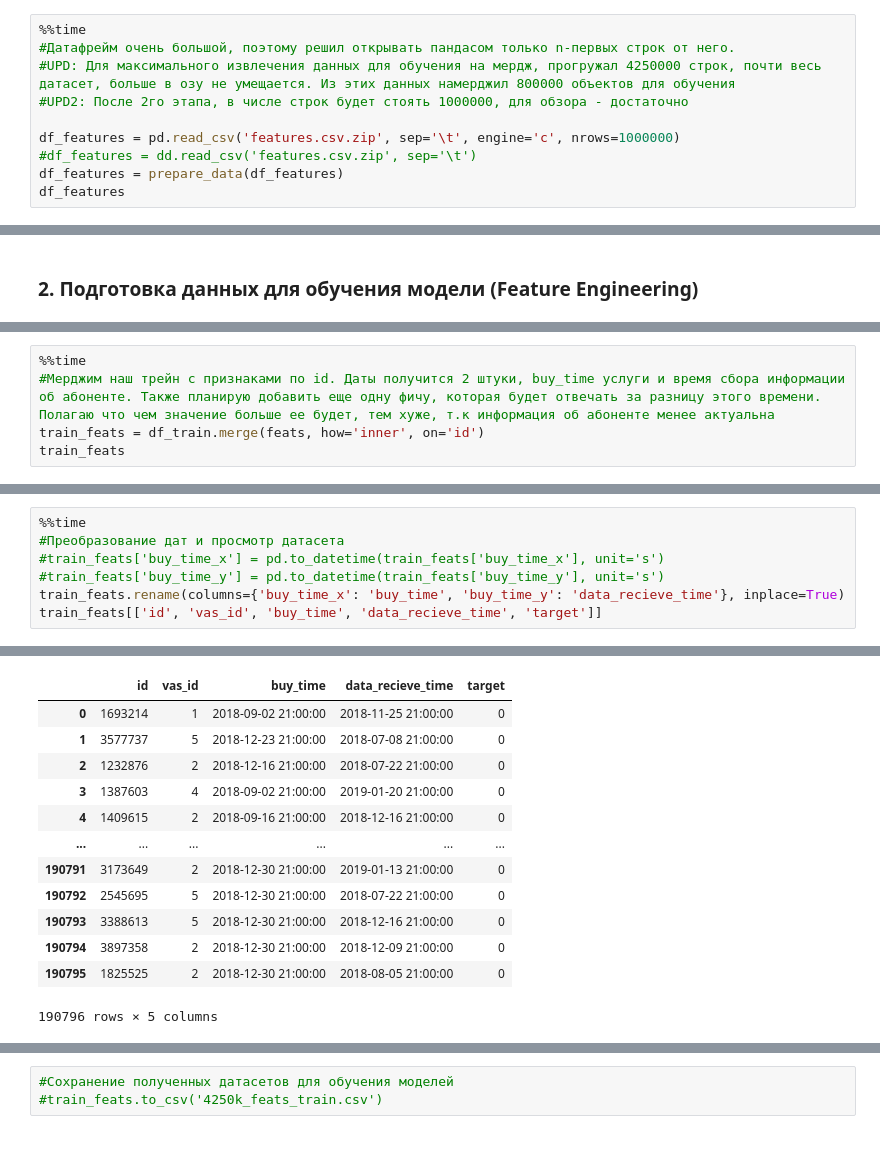
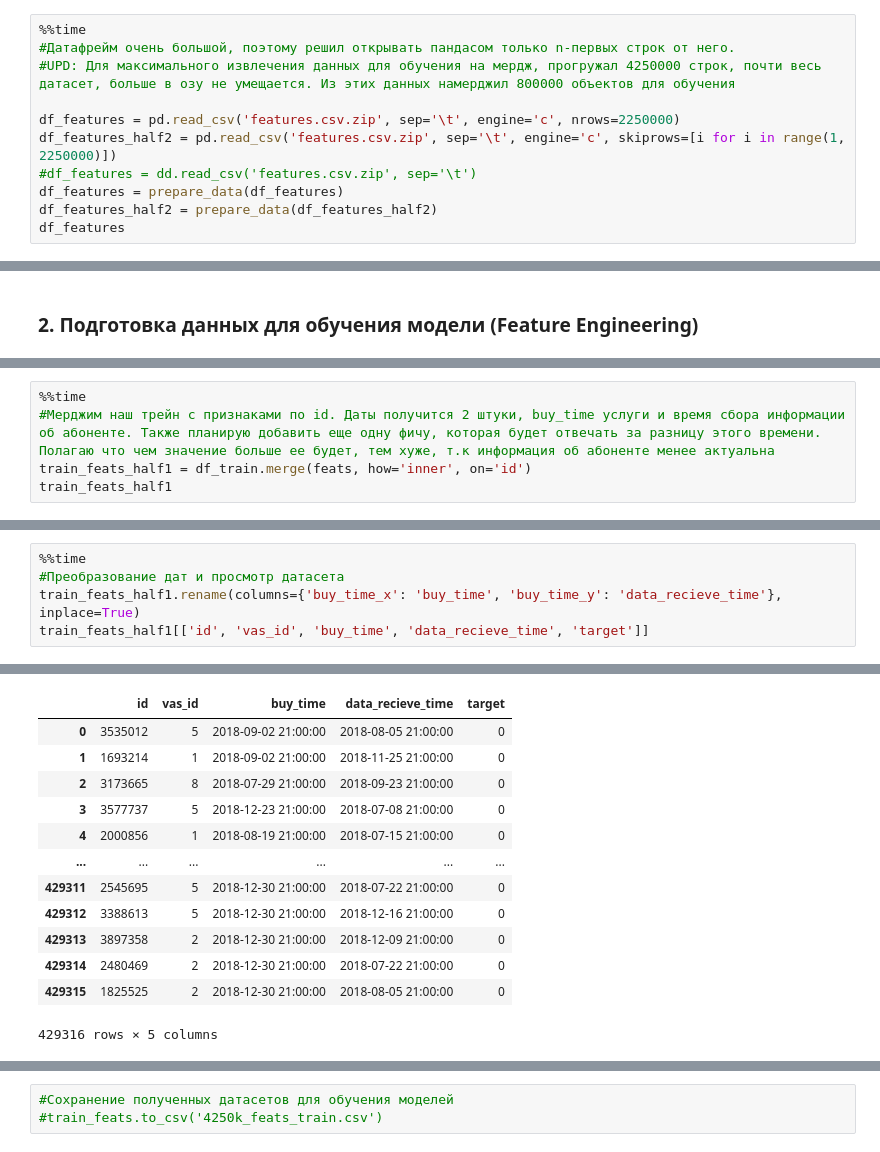
Before and after one commit to NickHlzv/CourseProj, a Jupyter notebook: course_proj.ipynb, the cells around one changed output, grey strips where cells are left out. Cells and saved outputs as stored; diff of their text form.

```diff
--- a/course_proj.ipynb
+++ b/course_proj.ipynb
@@ -67,10 +66,11 @@ df_test
 %%time
 #Датафрейм очень большой, поэтому решил открывать пандасом только n-первых строк от него.
 #UPD: Для максимального извлечения данных для обучения на мердж, прогружал 4250000 строк, почти весь датасет, больше в озу не умещается. Из этих данных намерджил 800000 объектов для обучения
-#UPD2: После 2го этапа, в числе строк будет стоять 1000000, для обзора - достаточно
 
-df_features = pd.read_csv('features.csv.zip', sep='\t', engine='c', nrows=1000000)
+df_features = pd.read_csv('features.csv.zip', sep='\t', engine='c', nrows=2250000)
+df_features_half2 = pd.read_csv('features.csv.zip', sep='\t', engine='c', skiprows=[i for i in range(1, 2250000)])
 #df_features = dd.read_csv('features.csv.zip', sep='\t')
 df_features = prepare_data(df_features)
+df_features_half2 = prepare_data(df_features_half2)
 df_features
 # %% [output]
@@ -371,6 +371,6 @@ feats
 # %%
 %%time
 #Мерджим наш трейн с признаками по id. Даты получится 2 штуки, buy_time услуги и время сбора информации об абоненте. Также планирую добавить еще одну фичу, которая будет отвечать за разницу этого времени. Полагаю что чем значение больше ее будет, тем хуже, т.к информация об абоненте менее актуальна
-train_feats = df_train.merge(feats, how='inner', on='id')
-train_feats
+train_feats_half1 = df_train.merge(feats, how='inner', on='id')
+train_feats_half1
 # %% [output]
@@ -392,8 +392,6 @@ Wall time: 2.9 s
 # %%
 %%time
 #Преобразование дат и просмотр датасета
-#train_feats['buy_time_x'] = pd.to_datetime(train_feats['buy_time_x'], unit='s')
-#train_feats['buy_time_y'] = pd.to_datetime(train_feats['buy_time_y'], unit='s')
-train_feats.rename(columns={'buy_time_x': 'buy_time', 'buy_time_y': 'data_recieve_time'}, inplace=True)
-train_feats[['id', 'vas_id', 'buy_time', 'data_recieve_time', 'target']]
+train_feats_half1.rename(columns={'buy_time_x': 'buy_time', 'buy_time_y': 'data_recieve_time'}, inplace=True)
+train_feats_half1[['id', 'vas_id', 'buy_time', 'data_recieve_time', 'target']]
 # %% [output]
@@ -402,13 +400,13 @@ Wall time: 8.98 ms
 |  | id | vas_id | buy_time | data_recieve_time | target |
-| 0 | 1693214 | 1 | 2018-09-02 21:00:00 | 2018-11-25 21:00:00 | 0 |
-| 1 | 3577737 | 5 | 2018-12-23 21:00:00 | 2018-07-08 21:00:00 | 0 |
-| 2 | 1232876 | 2 | 2018-12-16 21:00:00 | 2018-07-22 21:00:00 | 0 |
-| 3 | 1387603 | 4 | 2018-09-02 21:00:00 | 2019-01-20 21:00:00 | 0 |
-| 4 | 1409615 | 2 | 2018-09-16 21:00:00 | 2018-12-16 21:00:00 | 0 |
+| 0 | 3535012 | 5 | 2018-09-02 21:00:00 | 2018-08-05 21:00:00 | 0 |
+| 1 | 1693214 | 1 | 2018-09-02 21:00:00 | 2018-11-25 21:00:00 | 0 |
+| 2 | 3173665 | 8 | 2018-07-29 21:00:00 | 2018-09-23 21:00:00 | 0 |
+| 3 | 3577737 | 5 | 2018-12-23 21:00:00 | 2018-07-08 21:00:00 | 0 |
+| 4 | 2000856 | 1 | 2018-08-19 21:00:00 | 2018-07-15 21:00:00 | 0 |
 | ... | ... | ... | ... | ... | ... |
-| 190791 | 3173649 | 2 | 2018-12-30 21:00:00 | 2019-01-13 21:00:00 | 0 |
-| 190792 | 2545695 | 5 | 2018-12-30 21:00:00 | 2018-07-22 21:00:00 | 0 |
-| 190793 | 3388613 | 5 | 2018-12-30 21:00:00 | 2018-12-16 21:00:00 | 0 |
-| 190794 | 3897358 | 2 | 2018-12-30 21:00:00 | 2018-12-09 21:00:00 | 0 |
-| 190795 | 1825525 | 2 | 2018-12-30 21:00:00 | 2018-08-05 21:00:00 | 0 |
+| 429311 | 2545695 | 5 | 2018-12-30 21:00:00 | 2018-07-22 21:00:00 | 0 |
+| 429312 | 3388613 | 5 | 2018-12-30 21:00:00 | 2018-12-16 21:00:00 | 0 |
+| 429313 | 3897358 | 2 | 2018-12-30 21:00:00 | 2018-12-09 21:00:00 | 0 |
+| 429314 | 2480469 | 2 | 2018-12-30 21:00:00 | 2018-07-22 21:00:00 | 0 |
+| 429315 | 1825525 | 2 | 2018-12-30 21:00:00 | 2018-08-05 21:00:00 | 0 |
-190796 rows × 5 columns
+429316 rows × 5 columns
```
Also changed, not shown: parts of 31 cells of this notebook.
